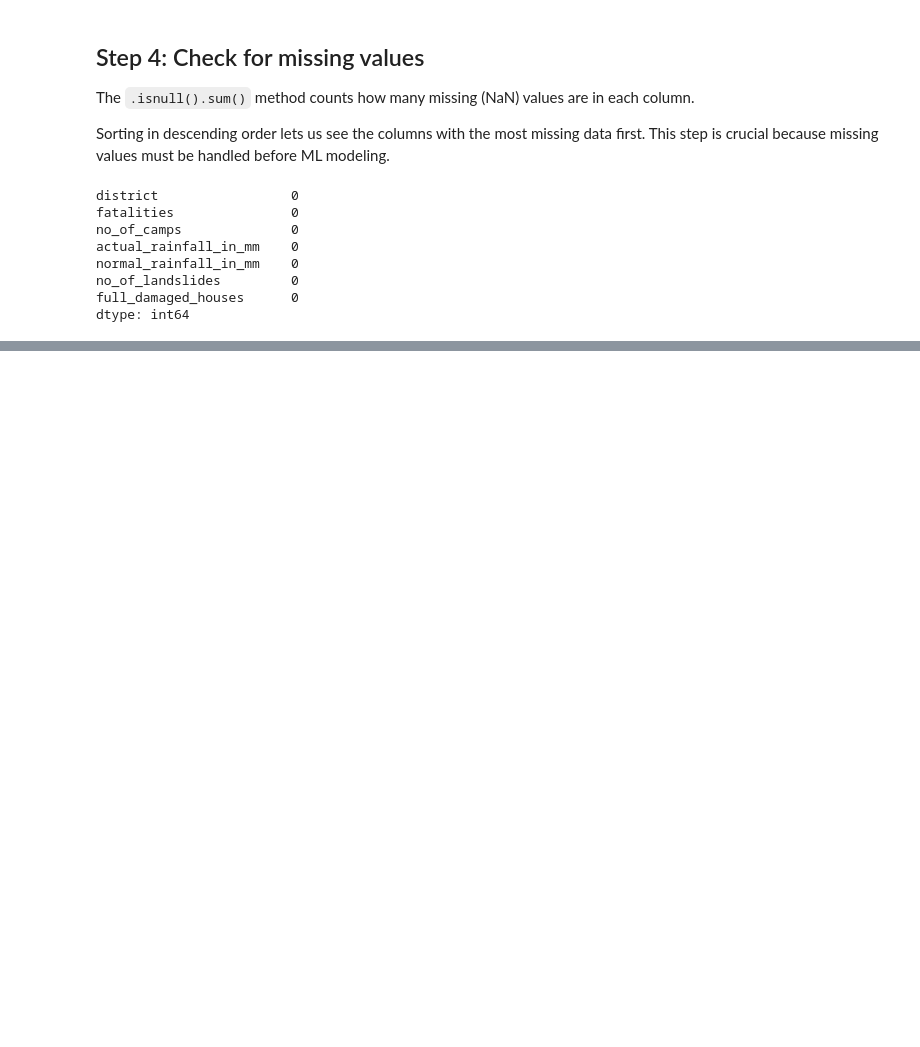
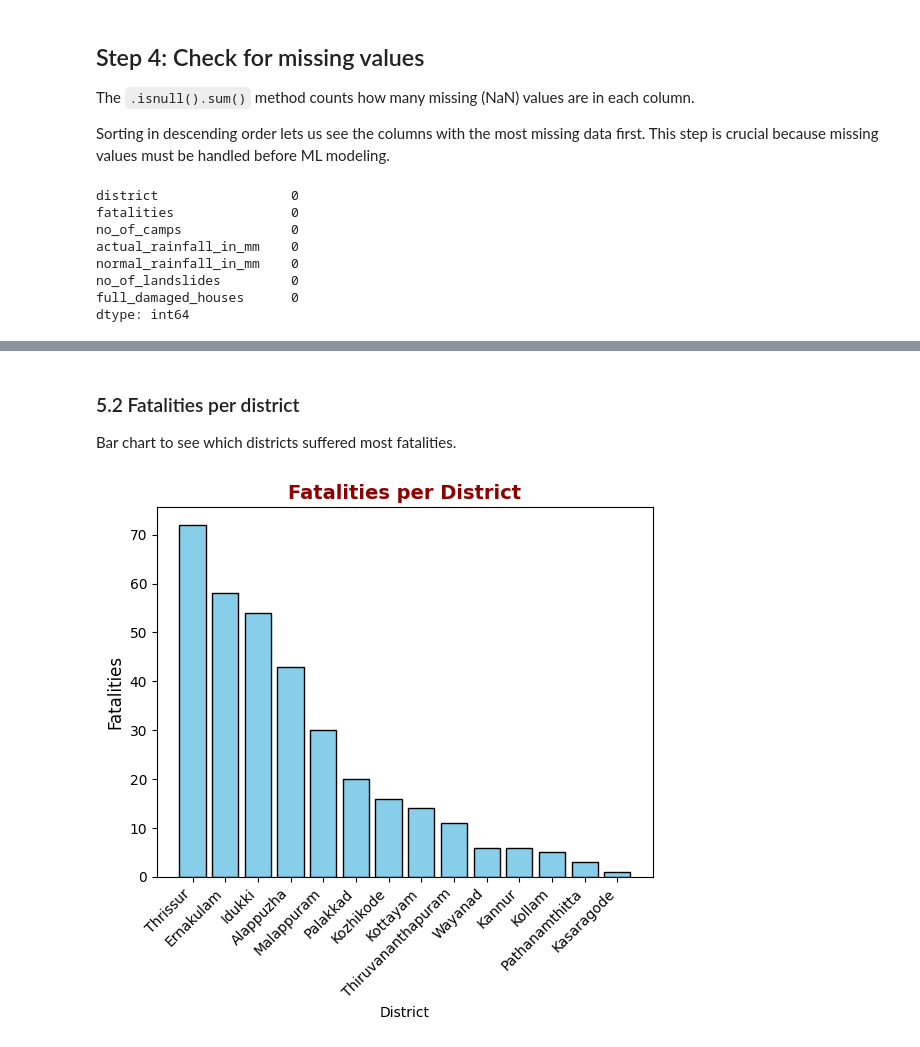
Before and after one commit to derrickrajkumar10-tech/disaster-relief-allocator, a Jupyter notebook: notebooks/data_exploration.ipynb, the cells around one changed output, grey strips where cells are left out. Saved outputs shown, nothing was run; the diff lists cells and outputs as text; code cells hidden in the pictures; blank space fills up the shorter version.

```diff
--- a/notebooks/data_exploration.ipynb
+++ b/notebooks/data_exploration.ipynb
@@ -95,0 +136,15 @@ dtype: int64
+# %% [markdown]
+### 5.2 Fatalities per district
+
+Bar chart to see which districts suffered most fatalities.
+# %%
+plot_df=df.sort_values("fatalities",ascending=False)
+plt.bar(plot_df["district"], plot_df["fatalities"], color="skyblue", edgecolor="black")
+plt.title("Fatalities per District", fontweight="bold", fontsize=14, color="darkred")
+plt.ylabel("Fatalities", fontsize=12)
+
+plt.xlabel("District")
+plt.xticks(rotation = 45,ha="right")
+plt.show()
+# %% [output]
+[figure, added]
```
Also changed, not shown: parts of 8 cells of this notebook.
